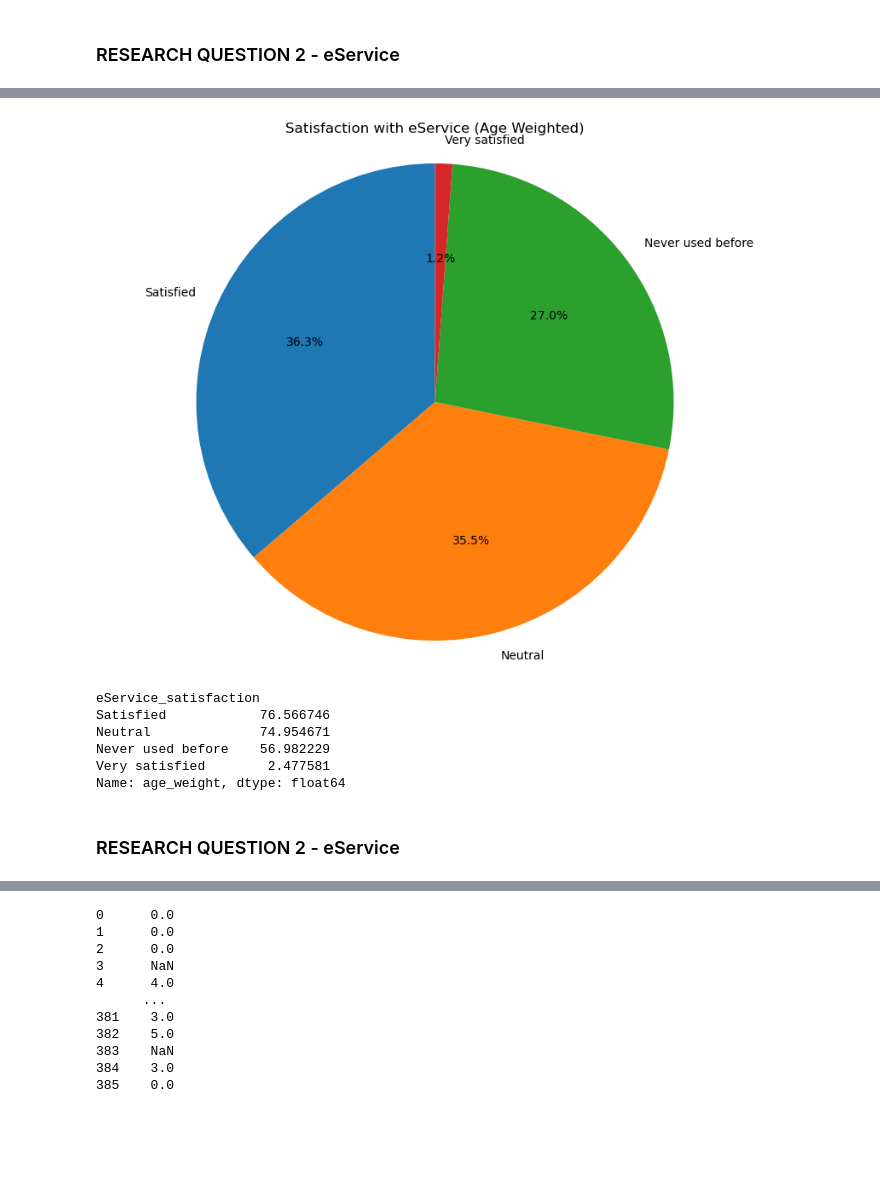
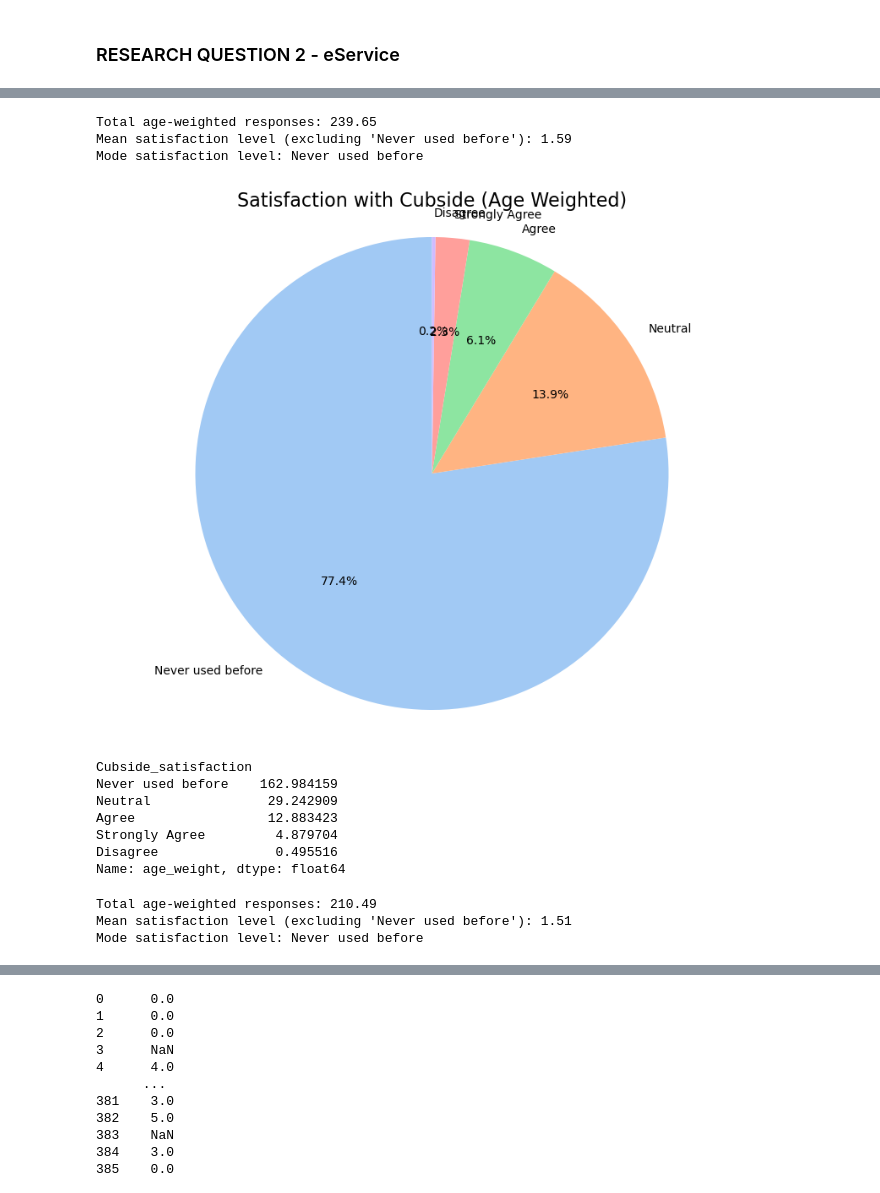
Before and after one commit to doryang1019/Coquitlam_Analyze, a Jupyter notebook: analyze.ipynb, the cells around one changed output, grey strips where cells are left out. Drawn from its saved outputs; the diff is of its cells as text; code cells hidden in the pictures; blank space fills up the shorter version.

```diff
--- a/analyze.ipynb
+++ b/analyze.ipynb
@@ -776,0 +1215,17 @@ Name: gender_weight, dtype: float64
+# %%
+# GENDER
+#print(df.columns)
+s = 'Do you find the Curbside Collection mobile app’s features to be comprehensive and useful?  '
+df = df.rename(columns={s: 'Cubside_satisfaction'})
+# df['eService_satisfaction'] = df['eService_satisfaction'].fillna("dddd")
+print(df['Cubside_satisfaction'])
+weighted_freq = df.groupby('Cubside_satisfaction')['gender_weight'].sum().sort_values(ascending=False)
+colors = sns.color_palette("pastel")  # You can try other palettes like "deep", "muted", "bright", etc.
+
+plt.figure(figsize=(10,8))
+plt.pie(weighted_freq.values, labels=weighted_freq.index, autopct='%1.1f%%', startangle=90, colors=colors)
+plt.title('Satisfaction with Cubside (Gender Weighted)', fontsize=16)
+plt.axis('equal')
+plt.show()
+
+print(weighted_freq)
@@ -777,19 +1253,60 @@ Name: gender_weight, dtype: float64
+# %%
+total_weight = weighted_freq.sum()
+satisfaction_levels = ['Never used before','Disagree' ,'Neutral', 'Agree', 'Strongly Agree']
+satisfaction_values = [0,1, 2, 3, 4]  # Assigning numerical values to satisfaction levels
+
+# Calculate mean (excluding 'Never used before')
+used_weights = weighted_freq[weighted_freq.index != 'Never used before']
+used_total = used_weights.sum()
+mean_satisfaction = np.average([1,2, 3, 4], weights=used_weights.values)
+
+# Mode
+mode_satisfaction = weighted_freq.idxmax()
+
+print(f"Total age-weighted responses: {total_weight:.2f}")
+print(f"Mean satisfaction level (excluding 'Never used before'): {mean_satisfaction:.2f}")
+print(f"Mode satisfaction level: {mode_satisfaction}")
+# %% [output]
+Total age-weighted responses: 239.65
+Mean satisfaction level (excluding 'Never used before'): 1.59
+Mode satisfaction level: Never used before
 # %%
-weighted_freq = df.groupby('eService_satisfaction')['age_weight'].sum().sort_values(ascending=False)
+weighted_freq = df.groupby('Cubside_satisfaction')['age_weight'].sum().sort_values(ascending=False)
+colors = sns.color_palette("pastel")  # You can try other palettes like "deep", "muted", "bright", etc.
+
 plt.figure(figsize=(10,8))
-plt.pie(weighted_freq.values, labels=weighted_freq.index, autopct='%1.1f%%', startangle=90)
-plt.title('Satisfaction with eService (Age Weighted)')
+plt.pie(weighted_freq.values, labels=weighted_freq.index, autopct='%1.1f%%', startangle=90, colors=colors)
+plt.title('Satisfaction with Cubside (Age Weighted)', fontsize=16)
 plt.axis('equal')
 plt.show()
 
 print(weighted_freq)
 # %% [output]
-[figure, old version]
+[figure, new version]
-eService_satisfaction
-Satisfied            76.566746
-Neutral              74.954671
-Never used before    56.982229
-Very satisfied        2.477581
+Cubside_satisfaction
+Never used before    162.984159
+Neutral               29.242909
+Agree                 12.883423
+Strongly Agree         4.879704
+Disagree               0.495516
 Name: age_weight, dtype: float64
-# %% [markdown]
-### RESEARCH QUESTION 2 - eService
+# %%
+total_weight = weighted_freq.sum()
+satisfaction_levels = ['Never used before','Disagree' ,'Neutral', 'Agree', 'Strongly Agree']
+satisfaction_values = [0,1, 2, 3, 4]  # Assigning numerical values to satisfaction levels
+
+# Calculate mean (excluding 'Never used before')
+used_weights = weighted_freq[weighted_freq.index != 'Never used before']
+used_total = used_weights.sum()
+mean_satisfaction = np.average([1,2, 3, 4], weights=used_weights.values)
+
+# Mode
+mode_satisfaction = weighted_freq.idxmax()
+
+print(f"Total age-weighted responses: {total_weight:.2f}")
+print(f"Mean satisfaction level (excluding 'Never used before'): {mean_satisfaction:.2f}")
+print(f"Mode satisfaction level: {mode_satisfaction}")
+# %% [output]
+Total age-weighted responses: 210.49
+Mean satisfaction level (excluding 'Never used before'): 1.51
+Mode satisfaction level: Never used before
```
Also changed, not shown: parts of 25 cells of this notebook, 4 other files.
